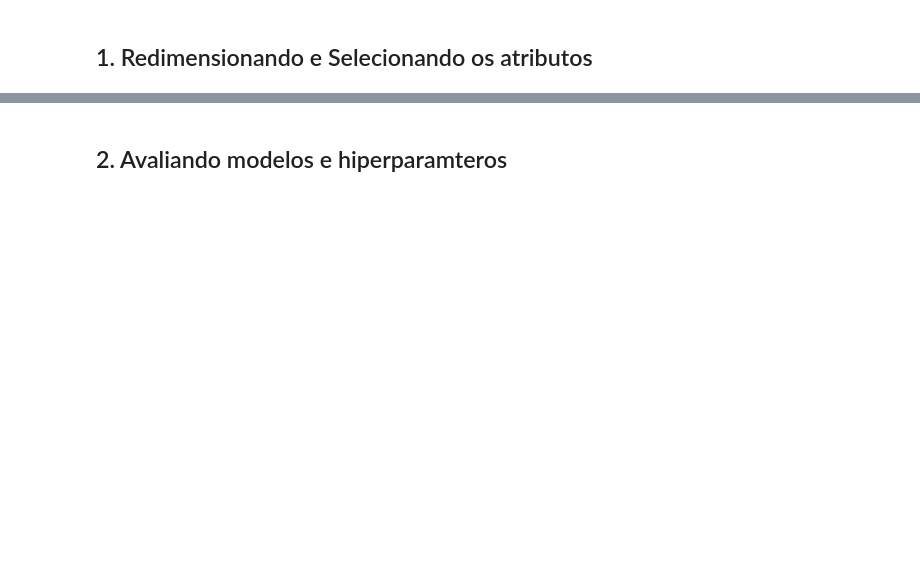
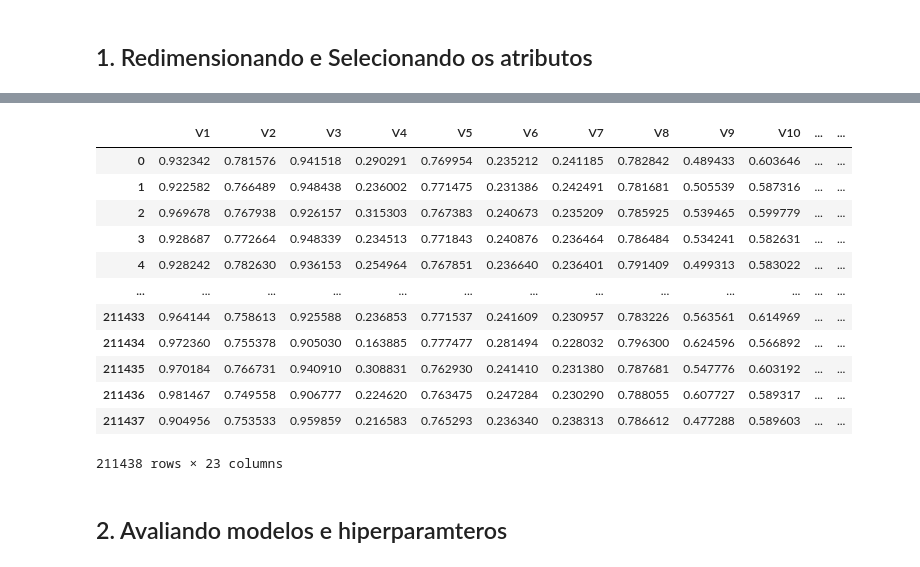
Before and after one commit to Gustavo-michel/Credit-Card-Fraud-Detection, a Jupyter notebook: notebooks/model.ipynb, the cells around one changed output, grey strips where cells are left out. Saved outputs shown, nothing was run; the diff lists cells and outputs as text; code cells hidden in the pictures; blank space fills up the shorter version.

```diff
--- a/notebooks/model.ipynb
+++ b/notebooks/model.ipynb
@@ -55,3 +99,19 @@ y_train.value_counts(), y_test.value_counts()
+# %%
+X_train
+# %% [output]
+|  | V1 | V2 | V3 | V4 | V5 | V6 | V7 | V8 | V9 | V10 | ... | ... |
+| 0 | 0.932342 | 0.781576 | 0.941518 | 0.290291 | 0.769954 | 0.235212 | 0.241185 | 0.782842 | 0.489433 | 0.603646 | ... | ... |
+| 1 | 0.922582 | 0.766489 | 0.948438 | 0.236002 | 0.771475 | 0.231386 | 0.242491 | 0.781681 | 0.505539 | 0.587316 | ... | ... |
+| 2 | 0.969678 | 0.767938 | 0.926157 | 0.315303 | 0.767383 | 0.240673 | 0.235209 | 0.785925 | 0.539465 | 0.599779 | ... | ... |
+| 3 | 0.928687 | 0.772664 | 0.948339 | 0.234513 | 0.771843 | 0.240876 | 0.236464 | 0.786484 | 0.534241 | 0.582631 | ... | ... |
+| 4 | 0.928242 | 0.782630 | 0.936153 | 0.254964 | 0.767851 | 0.236640 | 0.236401 | 0.791409 | 0.499313 | 0.583022 | ... | ... |
+| ... | ... | ... | ... | ... | ... | ... | ... | ... | ... | ... | ... | ... |
+| 211433 | 0.964144 | 0.758613 | 0.925588 | 0.236853 | 0.771537 | 0.241609 | 0.230957 | 0.783226 | 0.563561 | 0.614969 | ... | ... |
+| 211434 | 0.972360 | 0.755378 | 0.905030 | 0.163885 | 0.777477 | 0.281494 | 0.228032 | 0.796300 | 0.624596 | 0.566892 | ... | ... |
+| 211435 | 0.970184 | 0.766731 | 0.940910 | 0.308831 | 0.762930 | 0.241410 | 0.231380 | 0.787681 | 0.547776 | 0.603192 | ... | ... |
+| 211436 | 0.981467 | 0.749558 | 0.906777 | 0.224620 | 0.763475 | 0.247284 | 0.230290 | 0.788055 | 0.607727 | 0.589317 | ... | ... |
+| 211437 | 0.904956 | 0.753533 | 0.959859 | 0.216583 | 0.765293 | 0.236340 | 0.238313 | 0.786612 | 0.477288 | 0.589603 | ... | ... |
+211438 rows × 23 columns
 # %% [markdown]
 ## 2. Avaliando modelos e hiperparamteros
 # %%
```
Also changed, not shown: parts of 23 cells of this notebook, 3 other files.
